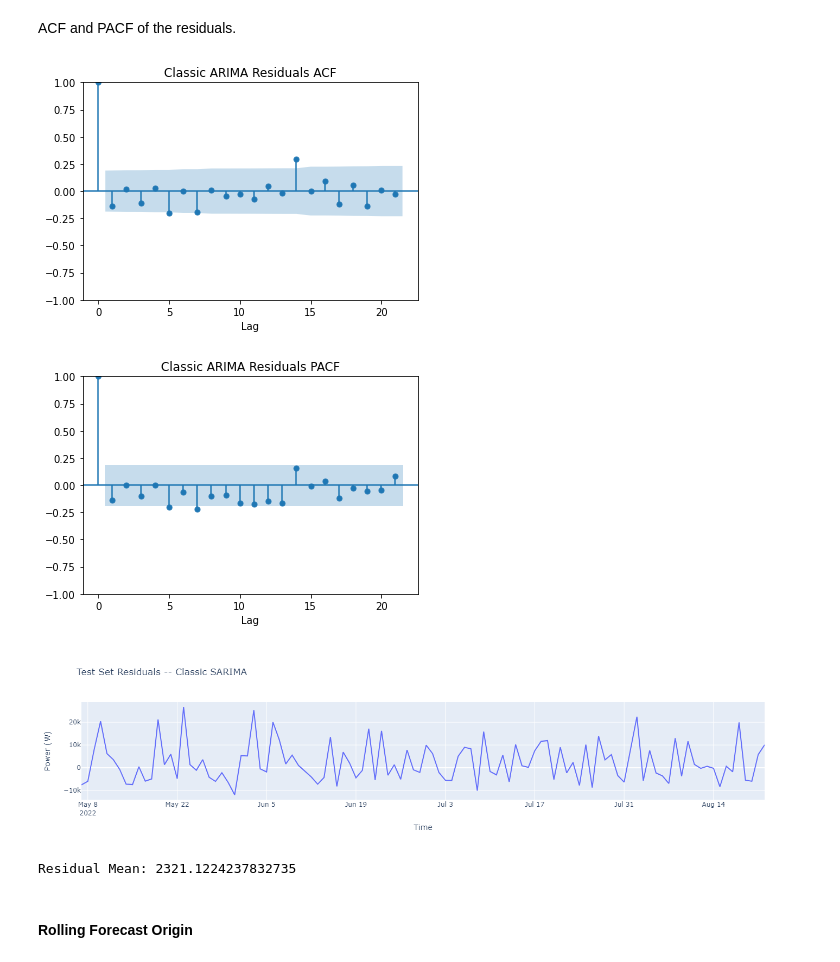
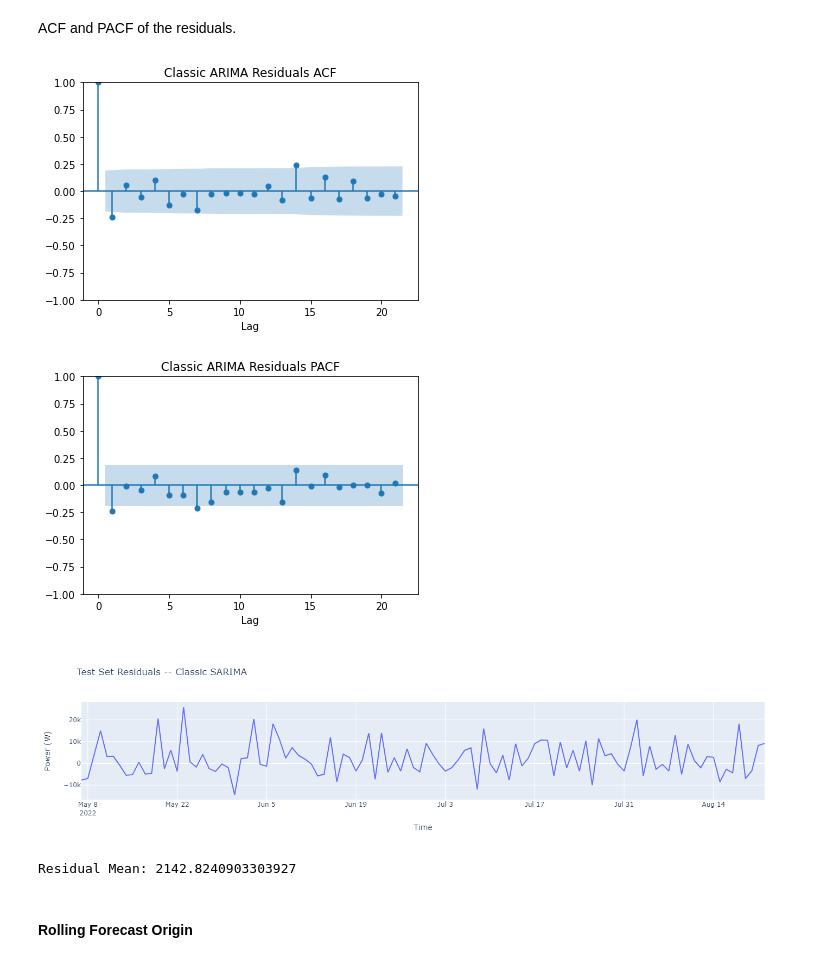
Before and after one commit to winston-edwin-chiong/power-prediction, a Jupyter notebook: Peak Power Data Analysis.ipynb, the cells around one changed output. Drawn from its saved outputs; the diff is of its cells as text; code cells hidden in the pictures.

````diff
--- a/Peak Power Data Analysis.ipynb
+++ b/Peak Power Data Analysis.ipynb
@@ -704,3 +709,13 @@ test = df_24h_ts[int(0.8*len(df_24h_ts))::]
+# %%
+# Split our data into training and test splits
+train = df_24h_ts[:int(0.8*len(df_24h_ts)):][["max_power", "Federal Holiday", "Academic Break"]]
+test = df_24h_ts[int(0.8*len(df_24h_ts))::][["max_power", "Federal Holiday", "Academic Break"]]
+
+# Create X & y training and test data
+X_train = train.drop(columns = ["max_power"])
+X_test = test.drop(columns = ["max_power"])
+Y_train = train["max_power"]
+Y_test = test["max_power"]
 # %% [markdown]
 #### Optimal SARIMA-X Parameters
 # %% [markdown]
@@ -708,9 +723,9 @@ Normally, the optimal SARIMA-X order and seasonal order ($p$, $q$, $P$, and $Q$)
 # %%
 import pmdarima as pm
 
-stepwise_fit = pm.auto_arima(train["max_power"], start_p = 0, start_q = 0, max_p = 3, max_q = 3, max_Q = 3, max_P = 3,
-                             d = 0, D = None, m = 7,
-                             X = train[["Academic Break" , "Federal Holiday" , "rollingavg7"]],
+stepwise_fit = pm.auto_arima(Y_train, start_p = 0, start_q = 0, max_p = 3, max_q = 3, max_Q = 3, max_P = 3,
+                             d = 0, D = 1, m = 7,
+                             X = X_train,
                              seasonal = True, trace = True , stepwise = True)
 # %% [output]
 Performing stepwise search to minimize aic
@@ -733,8 +748,8 @@ Total fit time: 17.003 seconds
 # %% [markdown]
 With the optimal parameters, we can fit an SARIMA model to our training data, and additionally passing in ```Academic Break``` and ```Federal Holiday``` as exogenous variables.
 # %%
-best_model_arima = sm.tsa.arima.ARIMA(train["max_power"], order = stepwise_fit.order, seasonal_order = stepwise_fit.seasonal_order,
-                                      exog = train[["Academic Break" , "Federal Holiday","rollingavg7"]])
+best_model_arima = sm.tsa.arima.ARIMA(Y_train, order = stepwise_fit.order, seasonal_order = stepwise_fit.seasonal_order,
+                                      exog = X_train)
 fitted = best_model_arima.fit()
 # %% [markdown]
 #### Classical
@@ -766,20 +779,20 @@ Test Set RMSE: 8746.789800041715 Watts
 # %% [markdown]
 ACF and PACF of the residuals.
 # %%
-sm.graphics.tsa.plot_acf(test["max_power"] - fitted.predict(start = test.index[0] , end = test.index[len(test) - 1], exog = test[["Academic Break" , "Federal Holiday","rollingavg7"]]))
+sm.graphics.tsa.plot_acf(Y_test - fitted.predict(start = test.index[0] , end = test.index[len(test) - 1], exog = X_test))
 plt.xlabel("Lag")
 plt.title("Classic ARIMA Residuals ACF")
 plt.show()
 
-sm.graphics.tsa.plot_pacf(test["max_power"] - fitted.predict(start = test.index[0] , end = test.index[len(test) - 1], exog = test[["Academic Break" , "Federal Holiday","rollingavg7"]]) , method = "ywm")
+sm.graphics.tsa.plot_pacf(test["max_power"] - fitted.predict(start = test.index[0] , end = test.index[len(test) - 1], exog = X_test) , method = "ywm")
 plt.xlabel("Lag")
 plt.title("Classic ARIMA Residuals PACF")
 plt.show()
 # %% [output]
-[figure, old version]
+[figure, new version]
-[figure, old version]
+[figure, new version]
 # %%
-residuals_df_ts = test["max_power"] - fitted.predict(start = test.index[0] , end = test.index[len(test) - 1], exog = test[["Academic Break" , "Federal Holiday","rollingavg7"]])
+residuals_df_ts = Y_test - fitted.predict(start = test.index[0] , end = test.index[len(test) - 1], exog = X_test)
 
 fig = go.Figure()
 fig.add_trace(
@@ -788,11 +801,10 @@ fig.add_trace(
 )
 fig.update_layout(title = "Test Set Residuals -- Classic SARIMA", xaxis_title = "Time", yaxis_title = "Power (W)")
 fig.show()
-print("Residual Mean:",
-      np.mean(residuals_df_ts))
+print("Residual Mean:", np.mean(residuals_df_ts))
 # %% [output]
-[figure, old version]
+[figure, new version]
-Residual Mean: 2321.1224237832735
+Residual Mean: 2142.8240903303927
 # %% [markdown]
 #### Rolling Forecast Origin
 # %% [markdown]
````
Also changed, not shown: parts of 32 cells of this notebook.
